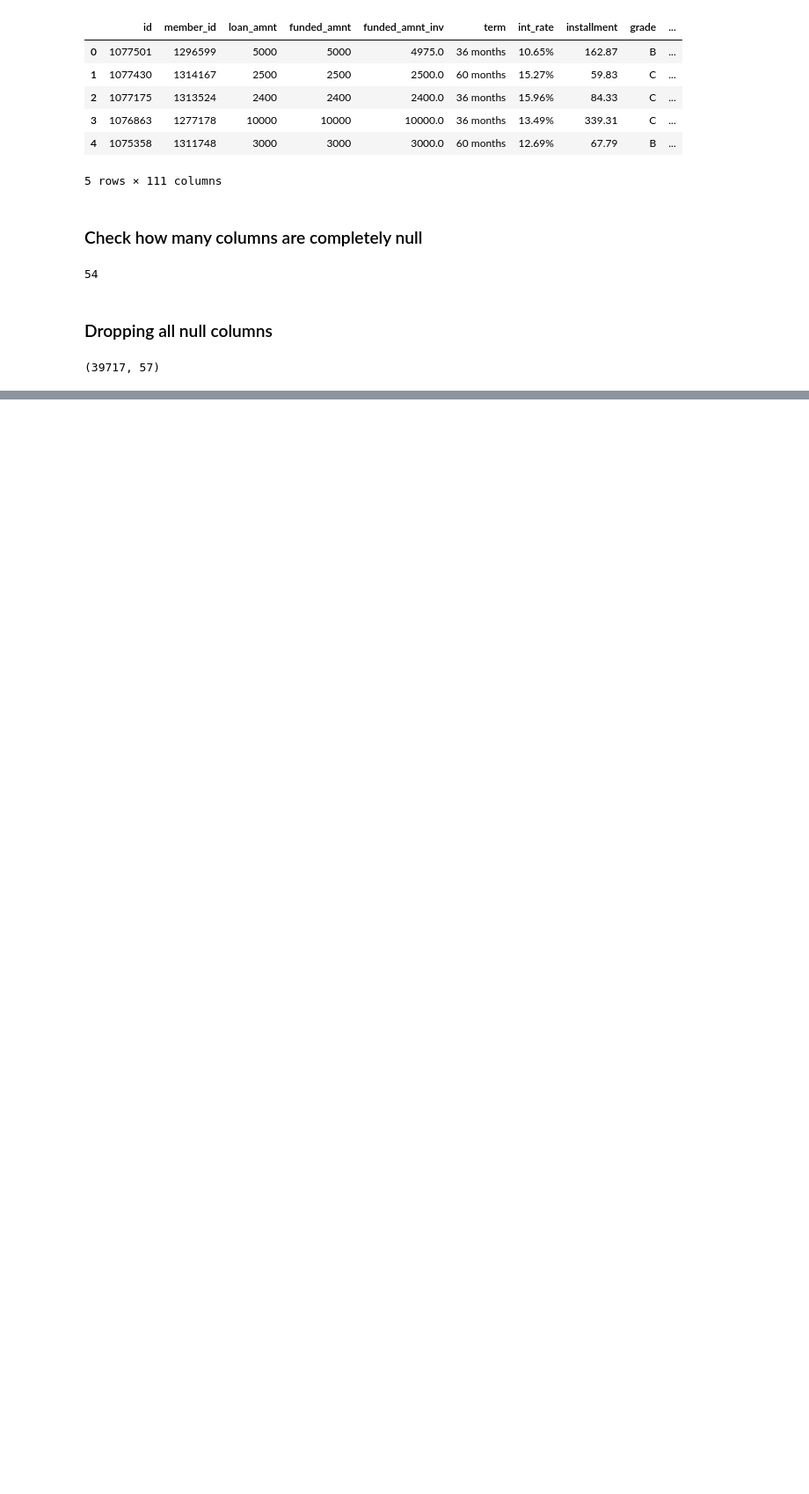
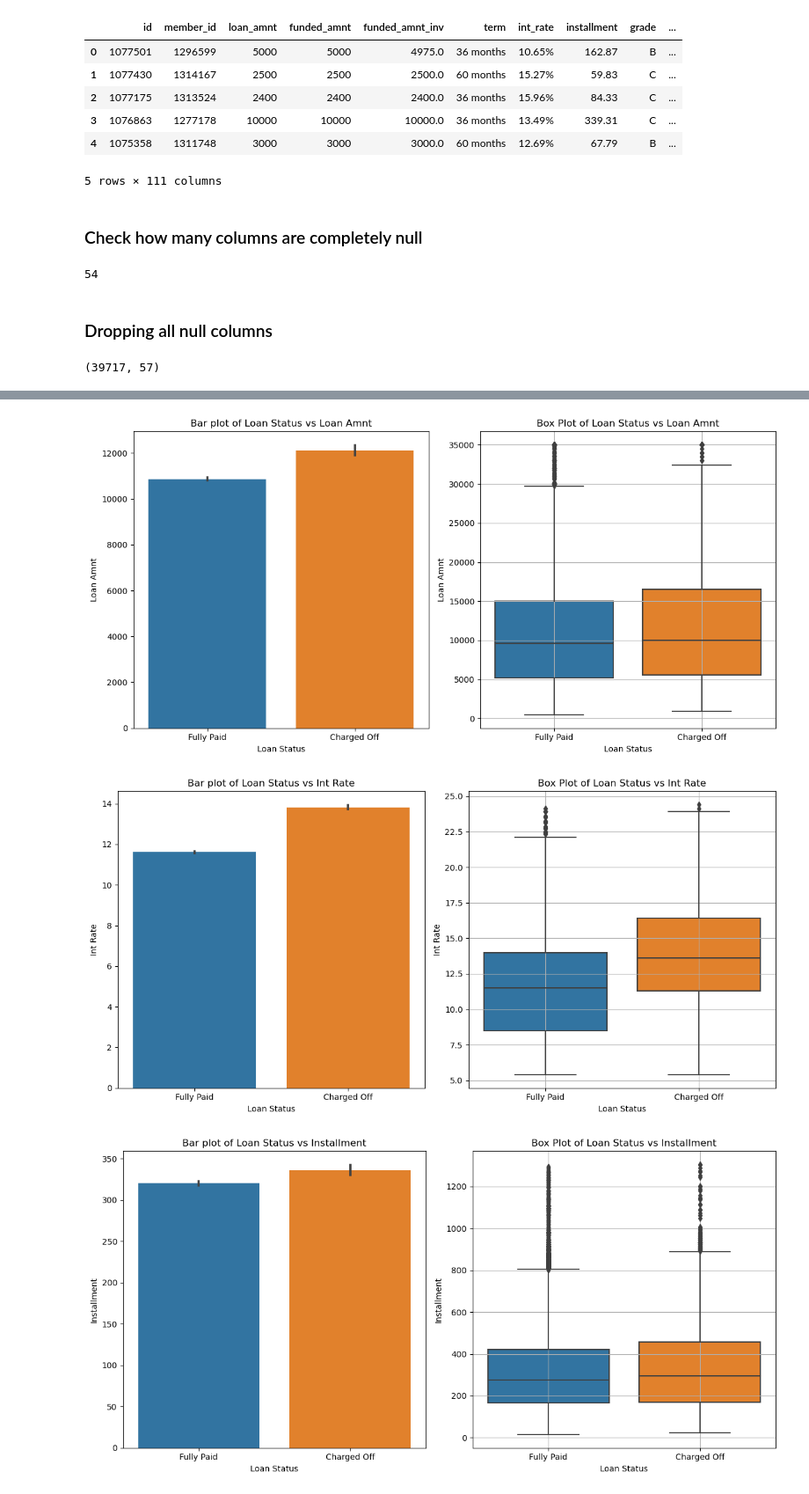
Before and after one commit to eswar-janjanam/lending-club-case-study, a Jupyter notebook: lending_club_data_analysis.ipynb, the cells around one changed output, grey strips where cells are left out. Shown at 88% size. Cells and saved outputs as stored; diff of their text form; code cells hidden in the pictures; blank space fills up the shorter version.

```diff
--- a/lending_club_data_analysis.ipynb
+++ b/lending_club_data_analysis.ipynb
@@ -212,0 +411,23 @@ dtype: int64
+# %%
+for col in num_cols:
+    data = df[col]
+    col_name = col.replace('_', ' ').title()
+    fig, axs = plt.subplots(1, 2, figsize=(12, 6))
+
+    sns.barplot(x=df['loan_status'], y=df[col], estimator=np.mean, ax=axs[0])
+    axs[0].set_title('Bar plot of Loan Status vs '+col_name)
+    axs[0].set_xlabel('Loan Status')
+    axs[0].set_ylabel(col_name)
+
+    sns.boxplot(x=df['loan_status'], y=df[col], ax=axs[1])
+    axs[1].set_title('Box Plot of Loan Status vs '+col_name)
+    axs[1].set_xlabel('Loan Status')
+    axs[1].set_ylabel(col_name)
+    axs[1].grid(True)
+
+    plt.tight_layout()
+    plt.show()
+# %% [output]
+[figure, added]
+[figure, added]
+[figure, added]
```
Also changed, not shown: parts of 39 cells of this notebook.
